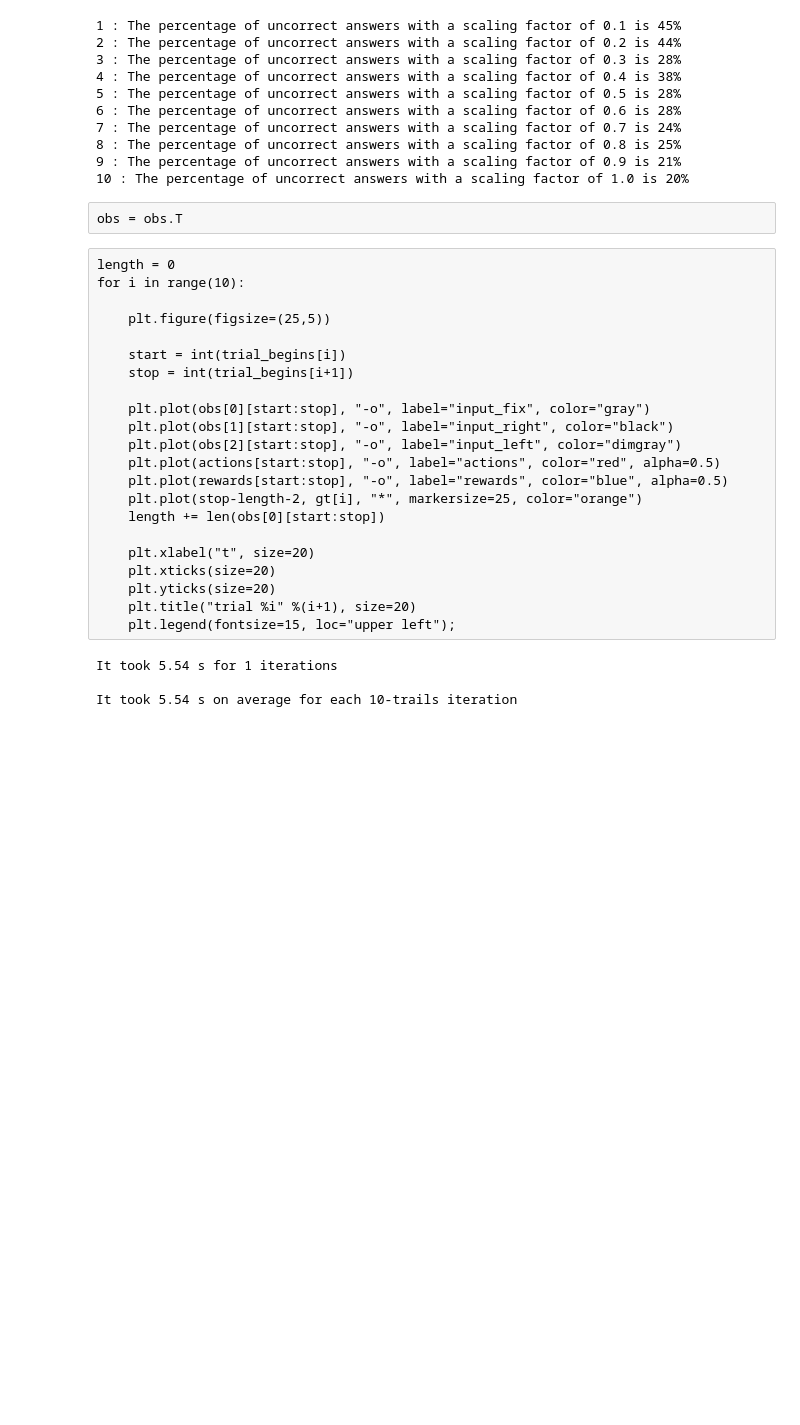
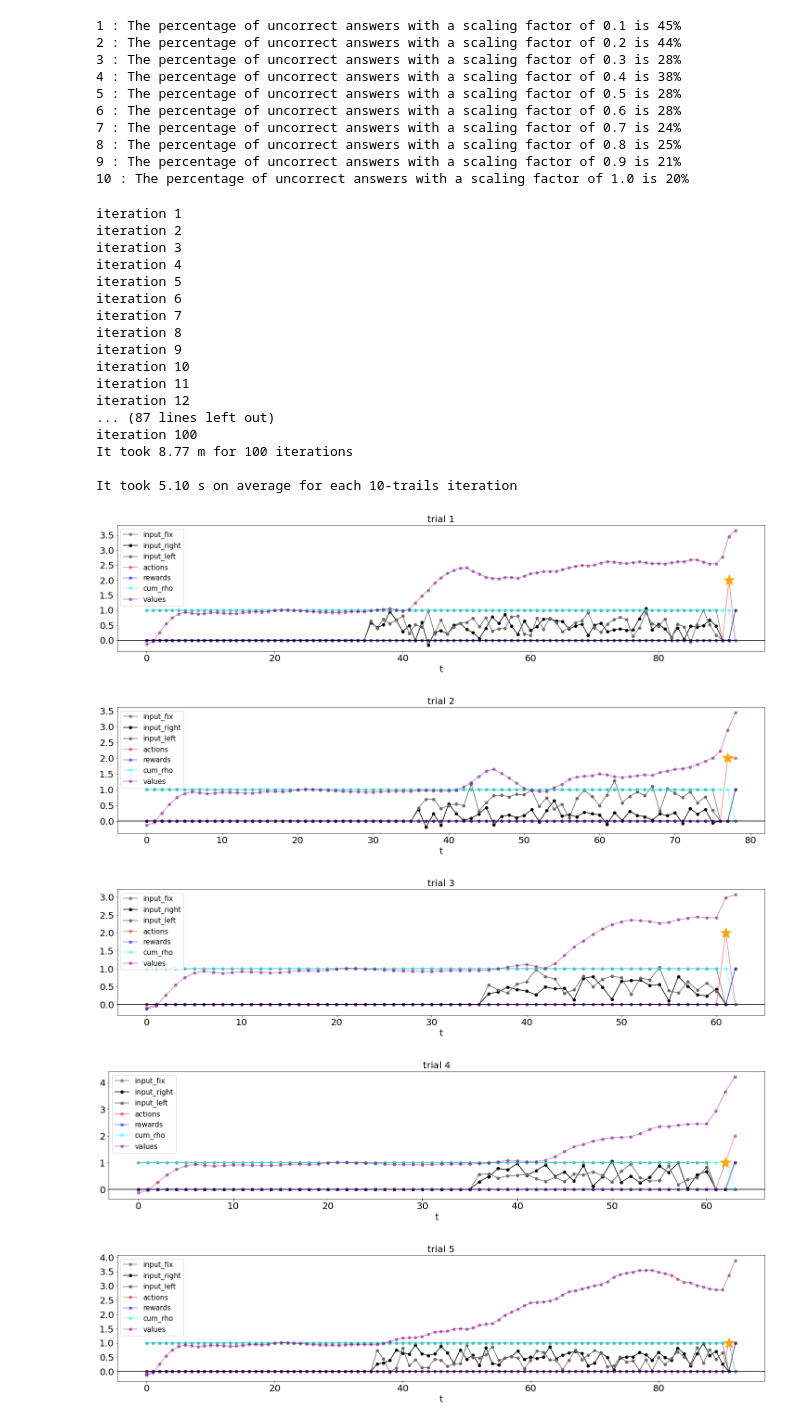
Before and after one commit to MartiniMarittimo/rdm_task, a Jupyter notebook: test.ipynb, the cells around one changed output. Cells and saved outputs as stored; diff of their text form; code cells hidden in the pictures; blank space fills up the shorter version.

Commit message:
We are trying to study the output of the value network in order to let it learn cooperatively with the actor network.

```diff
--- a/test.ipynb
+++ b/test.ipynb
@@ -73,38 +73,33 @@ for i, scaling_factor in enumerate(scaling_factors):
 8 : The percentage of uncorrect answers with a scaling factor of 0.8 is 25%
 9 : The percentage of uncorrect answers with a scaling factor of 0.9 is 21%
 10 : The percentage of uncorrect answers with a scaling factor of 1.0 is 20%
-# %% [raw]
-obs = obs.T
-# %% [raw]
-length = 0
-for i in range(10):
-
-    plt.figure(figsize=(25,5))
-
-    start = int(trial_begins[i])
-    stop = int(trial_begins[i+1])
-
-    plt.plot(obs[0][start:stop], "-o", label="input_fix", color="gray")
-    plt.plot(obs[1][start:stop], "-o", label="input_right", color="black")
-    plt.plot(obs[2][start:stop], "-o", label="input_left", color="dimgray")
-    plt.plot(actions[start:stop], "-o", label="actions", color="red", alpha=0.5)
-    plt.plot(rewards[start:stop], "-o", label="rewards", color="blue", alpha=0.5)
-    plt.plot(stop-length-2, gt[i], "*", markersize=25, color="orange")
-    length += len(obs[0][start:stop])
-
-    plt.xlabel("t", size=20)
-    plt.xticks(size=20)
-    plt.yticks(size=20)
-    plt.title("trial %i" %(i+1), size=20)
-    plt.legend(fontsize=15, loc="upper left");
 # %%
 #torch.autograd.set_detect_anomaly(True)
 importlib.reload(rln)
-reinforce = rln.REINFORCE(name_load="models/FullRankRNN.pt", train_wi_a=False, train_wrec_a=False)
-reinforce.actor_network.wo.data *= 0.4
-iterations = 1
-actor_losses, critic_losses, wrong_on_avarage = reinforce.training(n_trs=10, iterations=iterations)
+reinforce2 = rln.REINFORCE(name_load="models/FullRankRNN.pt") #train_wi_a=False, train_wrec_a=False, train_wo_a=False)
+#reinforce2.actor_network.wo.data *= 1
+iterations = 100
+actor_rewards2, critic_losses2, errors2 = reinforce2.training(n_trs=10, iterations=iterations, lr_a=1e-4, lr_c=1e-4)
 # %% [output]
-It took 5.54 s for 1 iterations
+iteration 1
+iteration 2
+iteration 3
+iteration 4
+iteration 5
+iteration 6
+iteration 7
+iteration 8
+iteration 9
+iteration 10
+iteration 11
+iteration 12
+... (87 lines left out)
+iteration 100
+It took 8.77 m for 100 iterations
 
-It took 5.54 s on average for each 10-trails iteration
+It took 5.10 s on average for each 10-trails iteration
+[figure, added]
+[figure, added]
+[figure, added]
+[figure, added]
+[figure, added]
```
Also changed, not shown: parts of 12 cells of this notebook, 3 other files.
